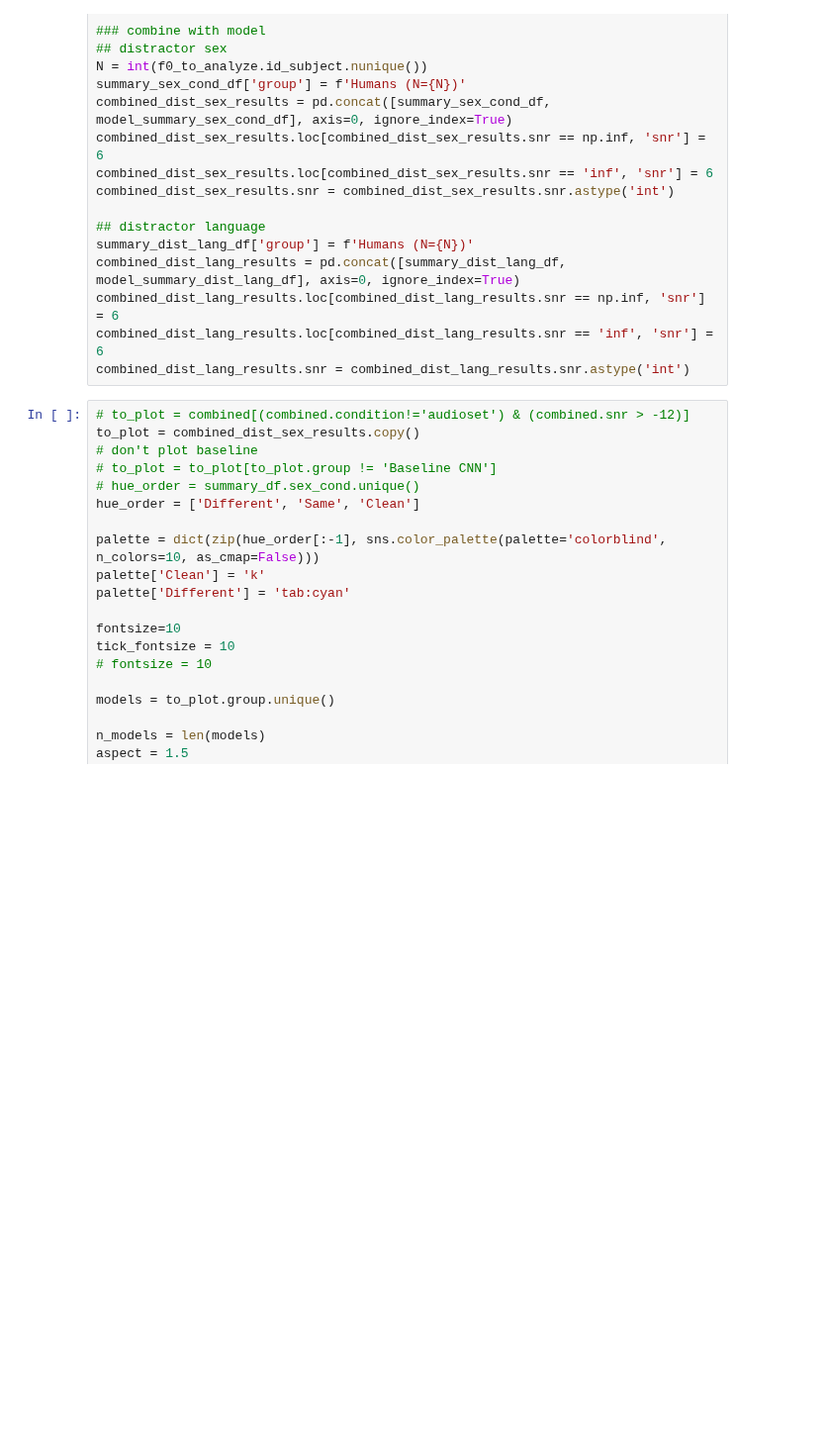
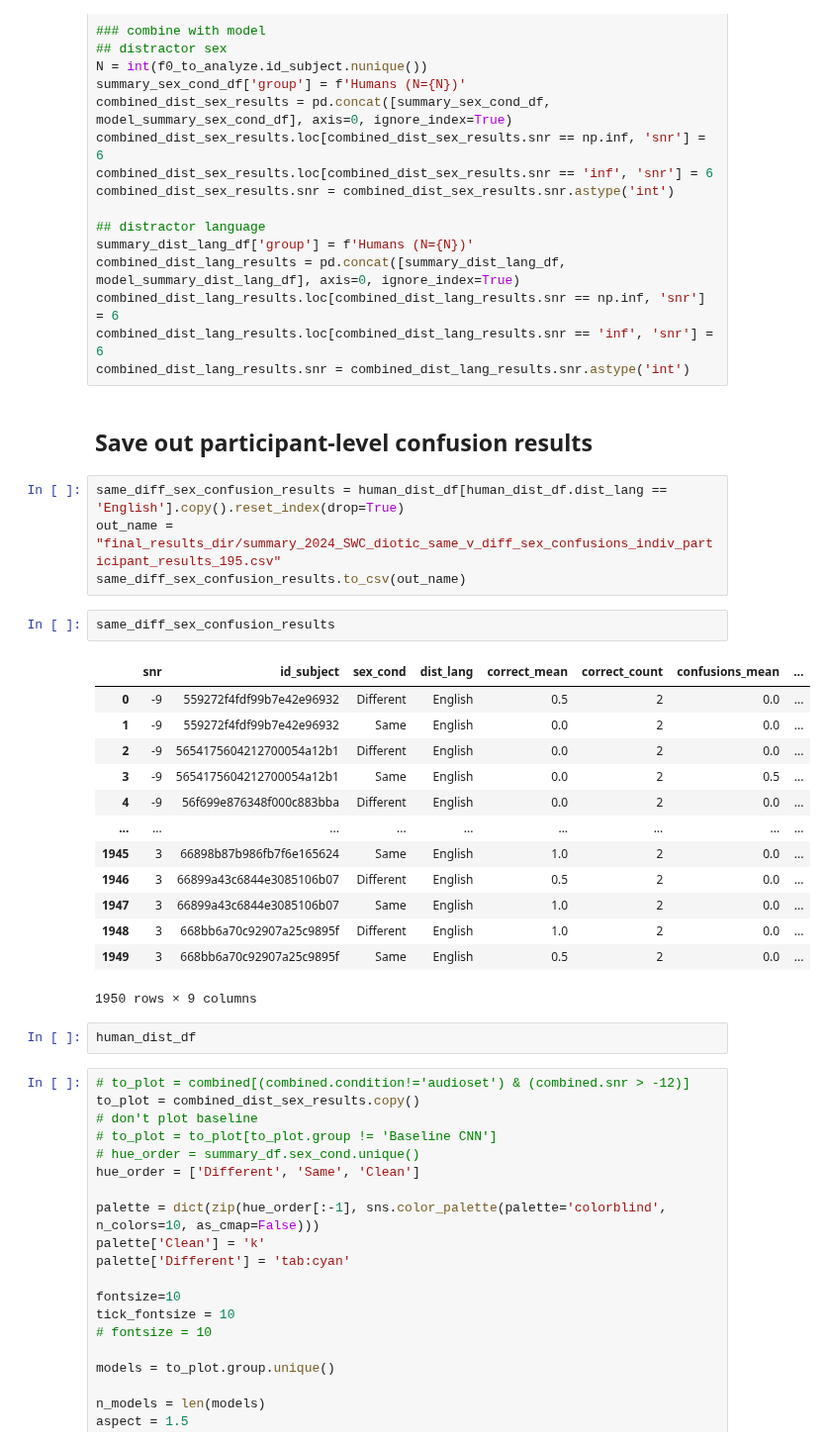
Before and after one commit to mcdermottLab/auditory_attention, a Jupyter notebook: notebooks/Paper_Figs/final_diotic_human_v_model_2024_arch_summary_v10_figs.ipynb, the cells around one changed output. Shown at 99% size. Saved outputs shown, nothing was run; the diff lists cells and outputs as text; blank space fills up the shorter version.

```diff
--- a/notebooks/Paper_Figs/final_diotic_human_v_model_2024_arch_summary_v10_figs.ipynb
+++ b/notebooks/Paper_Figs/final_diotic_human_v_model_2024_arch_summary_v10_figs.ipynb
@@ -1234,6 +1315,30 @@ combined_dist_lang_results = pd.concat([summary_dist_lang_df, model_summary_dist
 combined_dist_lang_results.loc[combined_dist_lang_results.snr == np.inf, 'snr'] = 6
 combined_dist_lang_results.loc[combined_dist_lang_results.snr == 'inf', 'snr'] = 6
 combined_dist_lang_results.snr = combined_dist_lang_results.snr.astype('int')
+# %% [markdown]
+## Save out participant-level confusion results
+# %%
+same_diff_sex_confusion_results = human_dist_df[human_dist_df.dist_lang == 'English'].copy().reset_index(drop=True)
+out_name = "final_results_dir/summary_2024_SWC_diotic_same_v_diff_sex_confusions_indiv_participant_results_195.csv"
+same_diff_sex_confusion_results.to_csv(out_name)
+# %%
+same_diff_sex_confusion_results
+# %% [output]
+|  | snr | id_subject | sex_cond | dist_lang | correct_mean | correct_count | confusions_mean | ... |
+| 0 | -9 | 559272f4fdf99b7e42e96932 | Different | English | 0.5 | 2 | 0.0 | ... |
+| 1 | -9 | 559272f4fdf99b7e42e96932 | Same | English | 0.0 | 2 | 0.0 | ... |
+| 2 | -9 | 5654175604212700054a12b1 | Different | English | 0.0 | 2 | 0.0 | ... |
+| 3 | -9 | 5654175604212700054a12b1 | Same | English | 0.0 | 2 | 0.5 | ... |
+| 4 | -9 | 56f699e876348f000c883bba | Different | English | 0.0 | 2 | 0.0 | ... |
+| ... | ... | ... | ... | ... | ... | ... | ... | ... |
+| 1945 | 3 | 66898b87b986fb7f6e165624 | Same | English | 1.0 | 2 | 0.0 | ... |
+| 1946 | 3 | 66899a43c6844e3085106b07 | Different | English | 0.5 | 2 | 0.0 | ... |
+| 1947 | 3 | 66899a43c6844e3085106b07 | Same | English | 1.0 | 2 | 0.0 | ... |
+| 1948 | 3 | 668bb6a70c92907a25c9895f | Different | English | 1.0 | 2 | 0.0 | ... |
+| 1949 | 3 | 668bb6a70c92907a25c9895f | Same | English | 0.5 | 2 | 0.0 | ... |
+1950 rows × 9 columns
+# %%
+human_dist_df
 # %%
 # to_plot = combined[(combined.condition!='audioset') & (combined.snr > -12)]
 to_plot = combined_dist_sex_results.copy()
```
Also changed, not shown: parts of 8 cells of this notebook, 8 other files.
